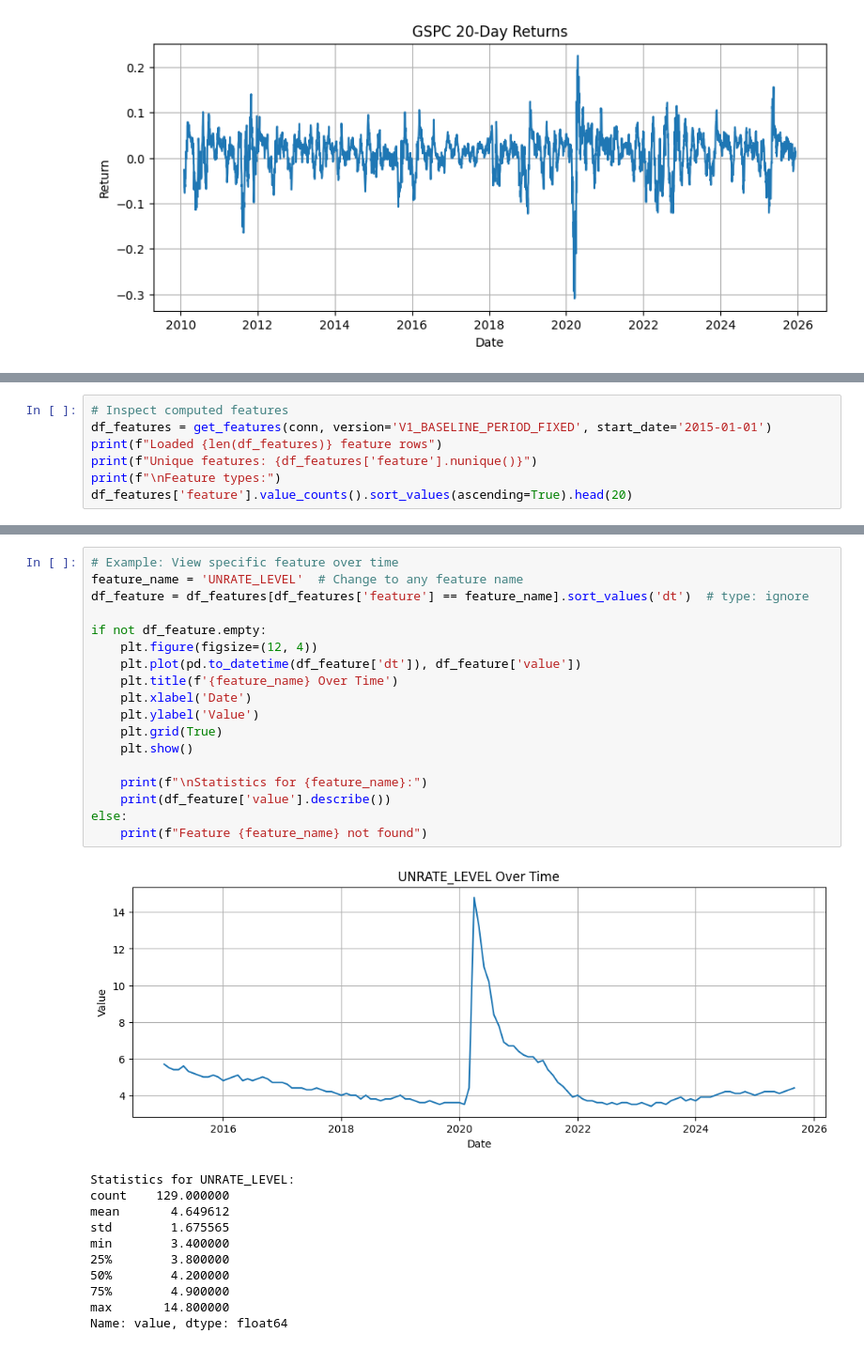
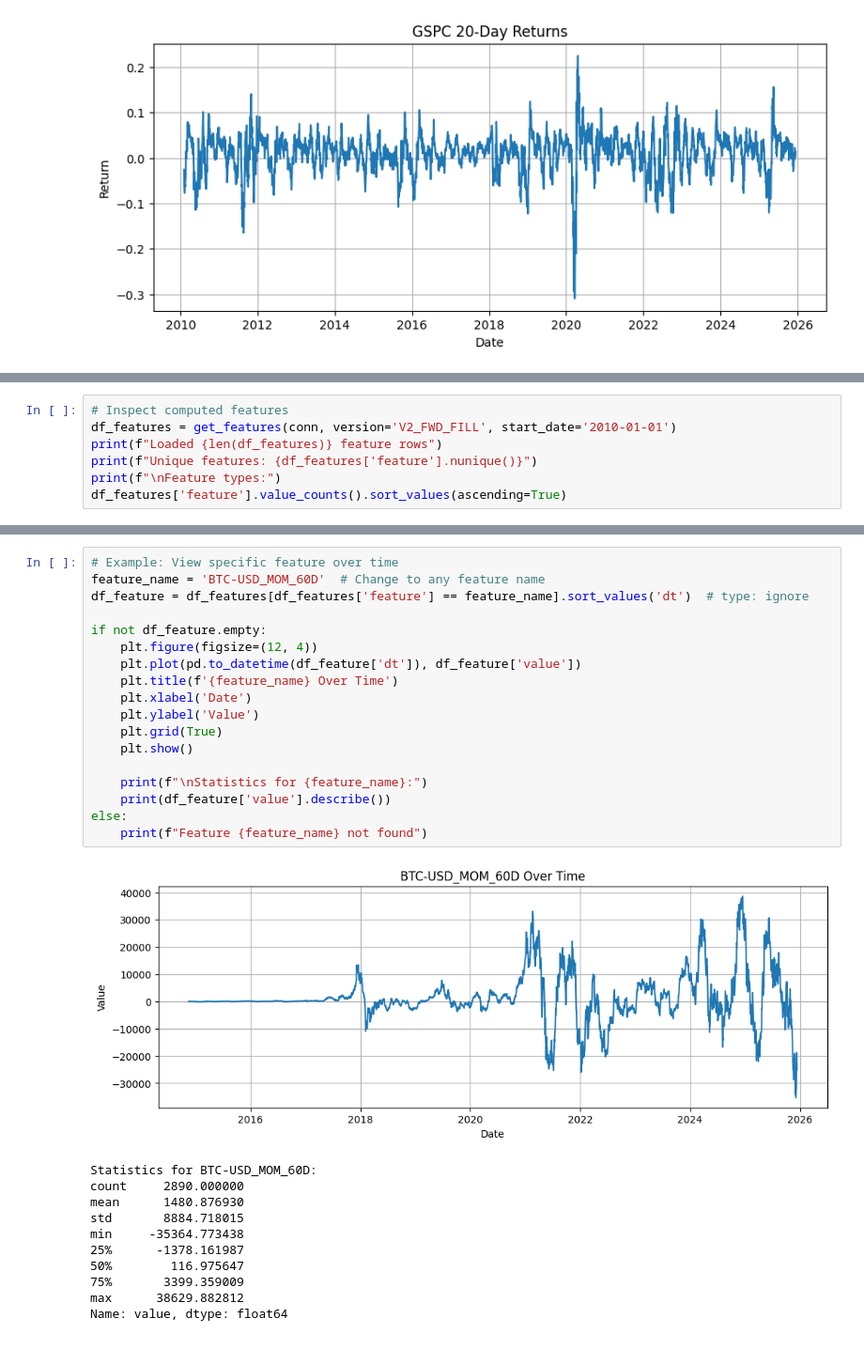
Before and after one commit to amitchell-thomson/macro-regime-engine, a Jupyter notebook: src/features/feature_engineering.ipynb, the cells around one changed output, grey strips where cells are left out. Shown at 94% size. Drawn from its saved outputs; the diff is of its cells as text.

Commit message:
working forward fill

```diff
--- a/src/features/feature_engineering.ipynb
+++ b/src/features/feature_engineering.ipynb
@@ -139,8 +144,8 @@ Feature computation summary:
 # %%
 # Inspect computed features
-df_features = get_features(conn, version='V1_BASELINE_PERIOD_FIXED', start_date='2015-01-01')
+df_features = get_features(conn, version='V2_FWD_FILL', start_date='2010-01-01')
 print(f"Loaded {len(df_features)} feature rows")
 print(f"Unique features: {df_features['feature'].nunique()}")
 print(f"\nFeature types:")
-df_features['feature'].value_counts().sort_values(ascending=True).head(20)
+df_features['feature'].value_counts().sort_values(ascending=True)
 # %% [output]
@@ -168,32 +153,32 @@ Name: count, dtype: int64
 # %%
 # Example: View specific feature over time
-feature_name = 'UNRATE_LEVEL'  # Change to any feature name
+feature_name = 'BTC-USD_MOM_60D'  # Change to any feature name
 df_feature = df_features[df_features['feature'] == feature_name].sort_values('dt')  # type: ignore
 
 if not df_feature.empty:
     plt.figure(figsize=(12, 4))
     plt.plot(pd.to_datetime(df_feature['dt']), df_feature['value'])
     plt.title(f'{feature_name} Over Time')
     plt.xlabel('Date')
     plt.ylabel('Value')
     plt.grid(True)
     plt.show()
 
     print(f"\nStatistics for {feature_name}:")
     print(df_feature['value'].describe())
 else:
     print(f"Feature {feature_name} not found")
 # %% [output]
-[figure, old version]
+[figure, new version]
-Statistics for UNRATE_LEVEL:
-count    129.000000
-mean       4.649612
-std        1.675565
-min        3.400000
-25%        3.800000
-50%        4.200000
-75%        4.900000
-max       14.800000
+Statistics for BTC-USD_MOM_60D:
+count     2890.000000
+mean      1480.876930
+std       8884.718015
+min     -35364.773438
+25%      -1378.161987
+50%        116.975647
+75%       3399.359009
+max      38629.882812
 Name: value, dtype: float64
 # %%
 # View global aggregate features
```
Also changed, not shown: parts of 11 cells of this notebook, 3 other files.
